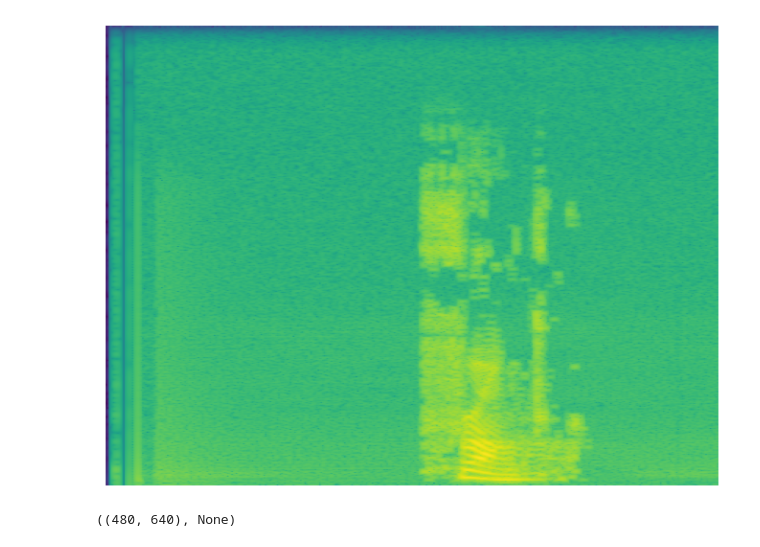
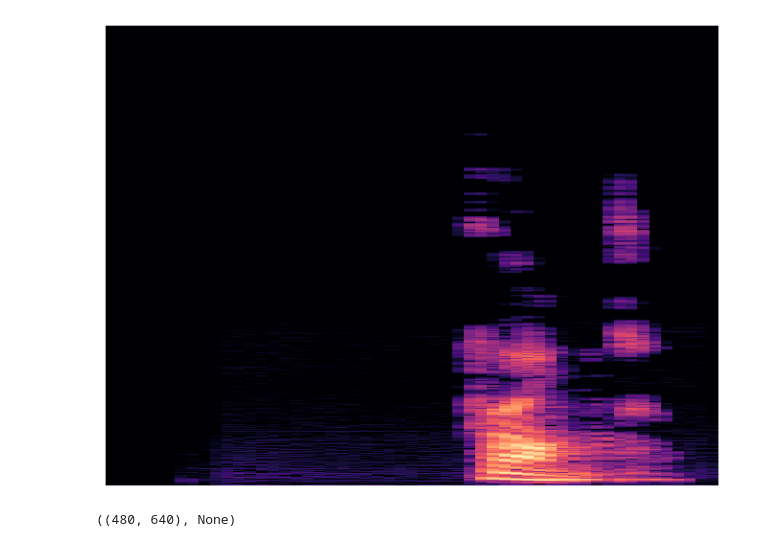
Before and after one commit to roundspring2003/deep_learing, a Jupyter notebook: spectrogram.ipynb, the cells around one changed output. Cells and saved outputs as stored; diff of their text form; code cells hidden in the pictures.

```diff
--- a/spectrogram.ipynb
+++ b/spectrogram.ipynb
@@ -5,17 +5,19 @@ import matplotlib.pyplot as plt
 from PIL import Image
 import numpy as np
 # %%
-file_path = 'data_front/front_0.wav'
+file_path = 'data_front/front9.wav'
 audio_data, sample_rate = librosa.load(file_path)
+audio_data = librosa.stft(audio_data)
+audio_data = librosa.amplitude_to_db(abs(audio_data))
 # %%
 plt.figure()
 plt.axis('off')
 plt.tight_layout(pad=0)
-plt.specgram(audio_data, NFFT=1024, Fs=sample_rate, noverlap=900)
+librosa.display.specshow(audio_data, sr=sample_rate)
 plt.savefig("spectrogram.png")
 plt.show()
 # %% [output]
-[figure, old version]
+[figure, new version]
 # %%
 filenames = 'spectrogram.png'
 
```
